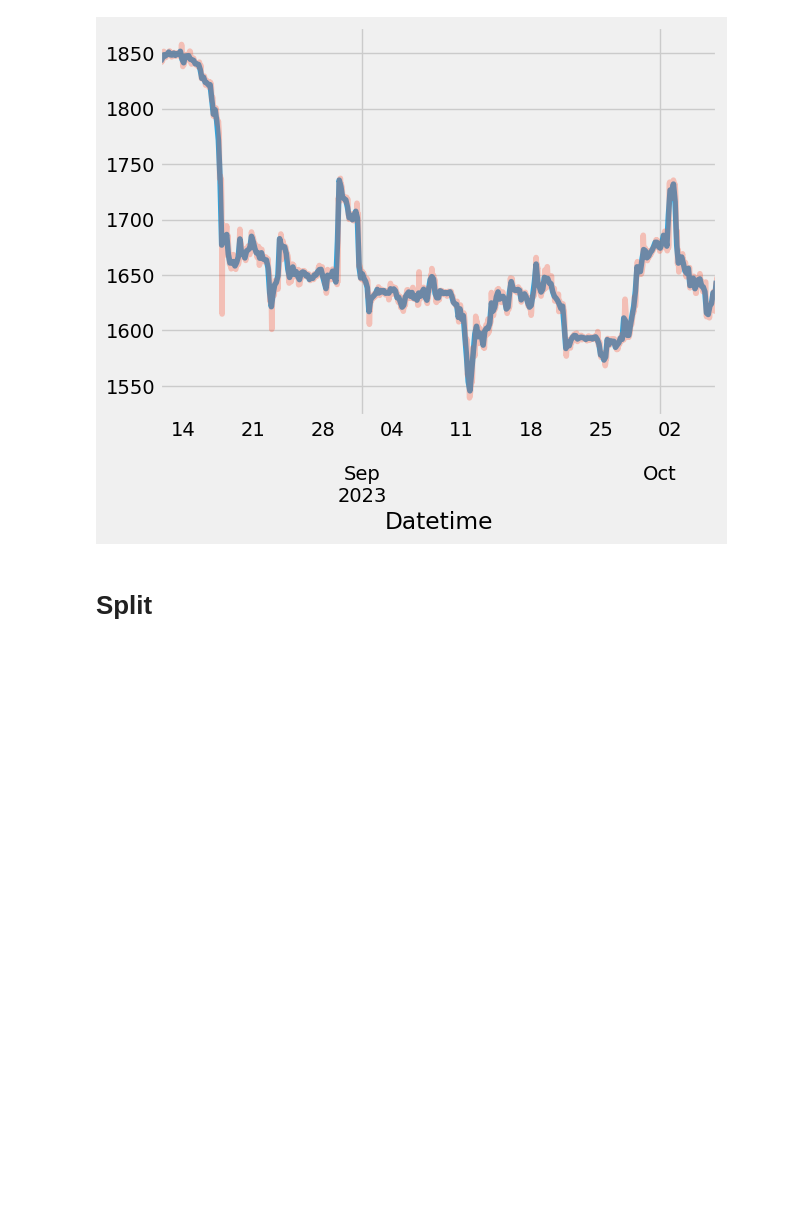
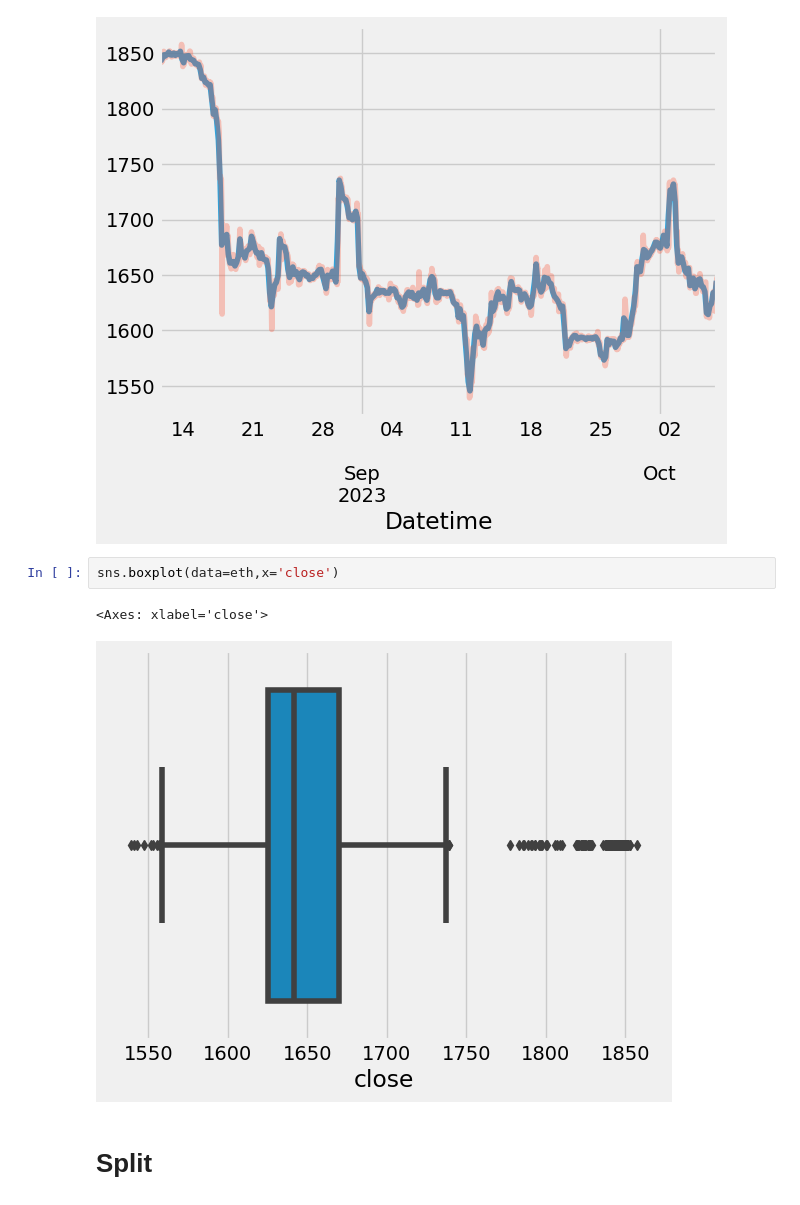
Before and after one commit to jeremiah-toribio/ethy-prophet, a Jupyter notebook: eth.ipynb, the cells around one changed output. Cells and saved outputs as stored; diff of their text form; blank space fills up the shorter version.

```diff
--- a/eth.ipynb
+++ b/eth.ipynb
@@ -143,6 +145,11 @@ eth.close.resample('1h').mean().plot(alpha=.3)
 # %% [output]
 <Axes: xlabel='Datetime'>
 [figure]
+# %%
+sns.boxplot(data=eth,x='close')
+# %% [output]
+<Axes: xlabel='close'>
+[figure, added]
 # %% [markdown]
 # Split
 # %% [markdown]
```
Also changed, not shown: parts of 3 cells of this notebook.
